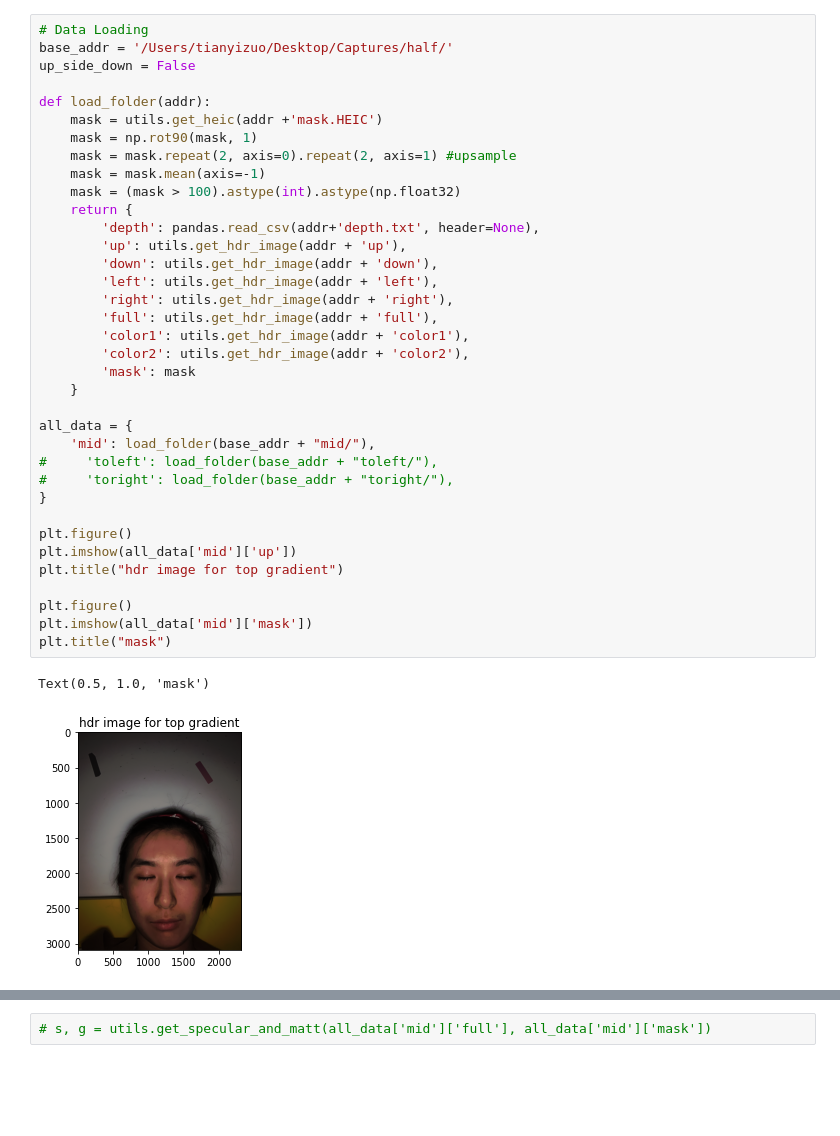
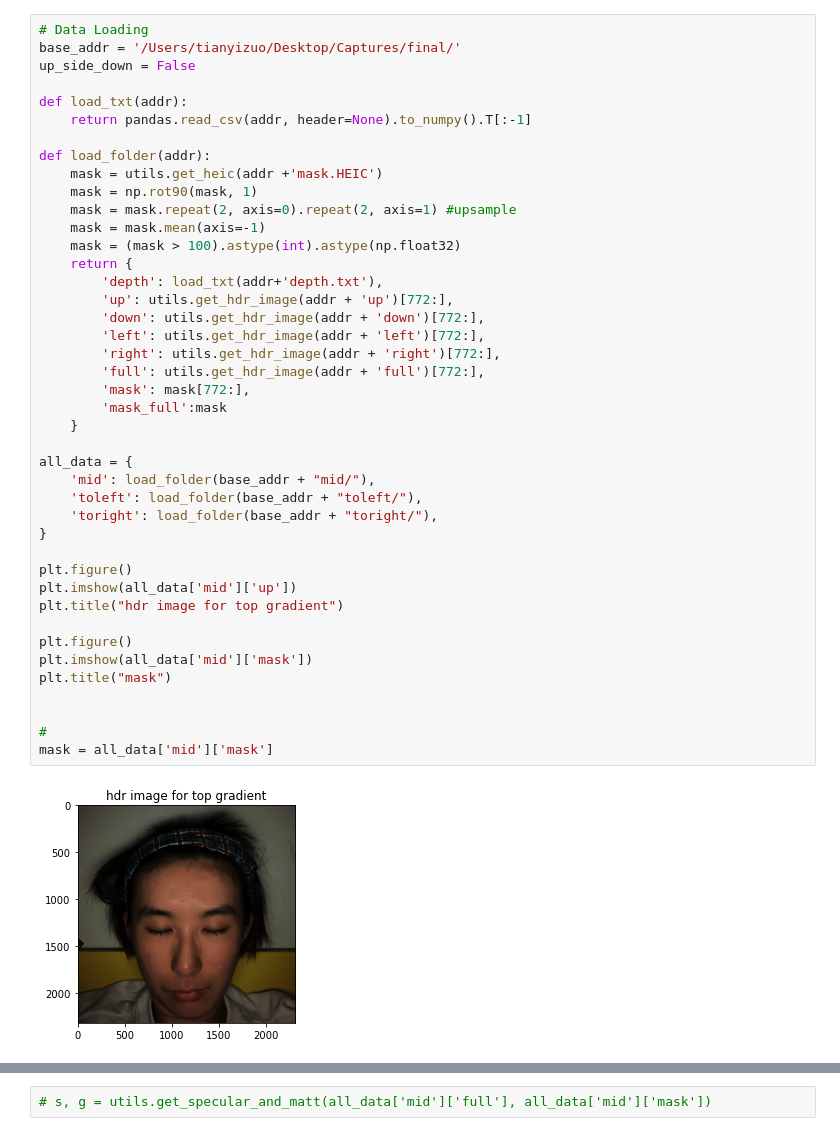
Before and after one commit to pingu59/FYP, a Jupyter notebook: Landmark.ipynb, the cells around one changed output, grey strips where cells are left out. Drawn from its saved outputs; the diff is of its cells as text; blank space fills up the shorter version.

```diff
--- a/Landmark.ipynb
+++ b/Landmark.ipynb
@@ -26,40 +24,45 @@ depth_width = 480
 depth_height = 640
 # %%
 # Data Loading
-base_addr = '/Users/tianyizuo/Desktop/Captures/half/'
+base_addr = '/Users/tianyizuo/Desktop/Captures/final/'
 up_side_down = False
+
+def load_txt(addr):
+    return pandas.read_csv(addr, header=None).to_numpy().T[:-1]
 
 def load_folder(addr):
     mask = utils.get_heic(addr +'mask.HEIC')
     mask = np.rot90(mask, 1)
     mask = mask.repeat(2, axis=0).repeat(2, axis=1) #upsample
     mask = mask.mean(axis=-1)
     mask = (mask > 100).astype(int).astype(np.float32)
     return {
-        'depth': pandas.read_csv(addr+'depth.txt', header=None),
-        'up': utils.get_hdr_image(addr + 'up'),
-        'down': utils.get_hdr_image(addr + 'down'),
-        'left': utils.get_hdr_image(addr + 'left'),
-        'right': utils.get_hdr_image(addr + 'right'),
-        'full': utils.get_hdr_image(addr + 'full'),
-        'color1': utils.get_hdr_image(addr + 'color1'),
-        'color2': utils.get_hdr_image(addr + 'color2'),
-        'mask': mask
+        'depth': load_txt(addr+'depth.txt'),
+        'up': utils.get_hdr_image(addr + 'up')[772:],
+        'down': utils.get_hdr_image(addr + 'down')[772:],
+        'left': utils.get_hdr_image(addr + 'left')[772:],
+        'right': utils.get_hdr_image(addr + 'right')[772:],
+        'full': utils.get_hdr_image(addr + 'full')[772:],
+        'mask': mask[772:],
+        'mask_full':mask
     }
 
 all_data = {
     'mid': load_folder(base_addr + "mid/"),
-#     'toleft': load_folder(base_addr + "toleft/"),
-#     'toright': load_folder(base_addr + "toright/"),
+    'toleft': load_folder(base_addr + "toleft/"),
+    'toright': load_folder(base_addr + "toright/"),
 }
 
 plt.figure()
 plt.imshow(all_data['mid']['up'])
 plt.title("hdr image for top gradient")
 
 plt.figure()
 plt.imshow(all_data['mid']['mask'])
 plt.title("mask")
+
+
+#
+mask = all_data['mid']['mask']
 # %% [output]
-Text(0.5, 1.0, 'mask')
-[figure, old version]
+[figure, new version]
```
Also changed, not shown: parts of 30 cells of this notebook, 38 other files.
